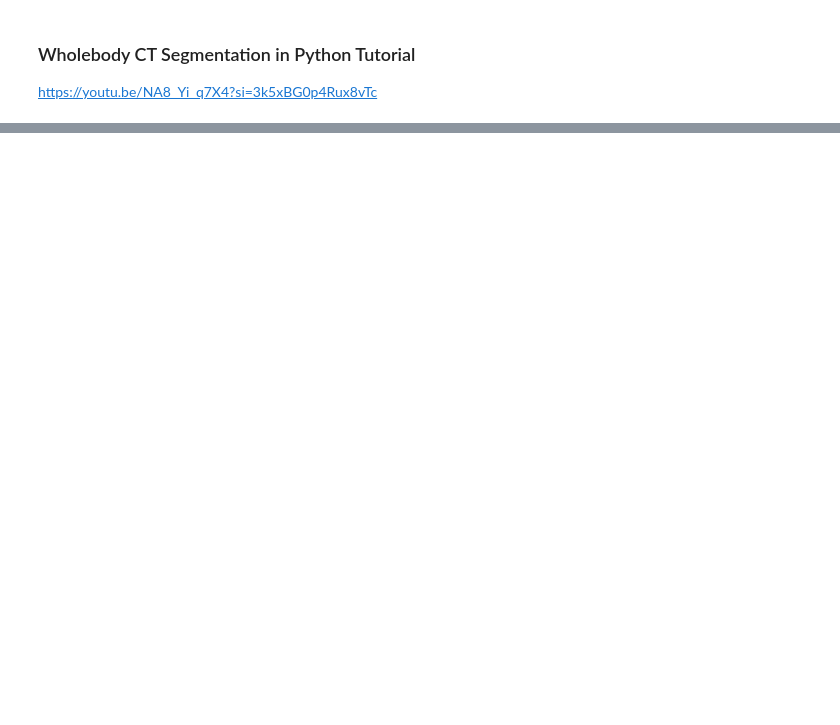
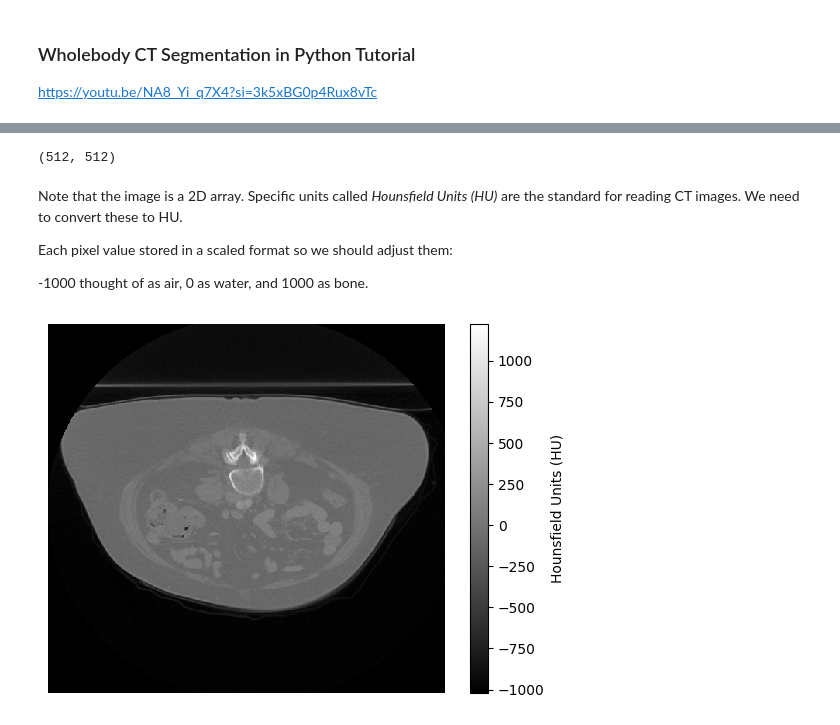
Before and after one commit to adamkurth/understand-liver-segmentation, a Jupyter notebook: main.ipynb, the cells around one changed output, grey strips where cells are left out. Cells and saved outputs as stored; diff of their text form; code cells hidden in the pictures; blank space fills up the shorter version.

```diff
--- a/main.ipynb
+++ b/main.ipynb
@@ -33,4 +28,4 @@ df = nbia.downloadSeries(cart_data, format='df', path=data_dir)
 # %%
-CT_dir = os.path.join(data_dir, '1.3.6.1.4.1.14519.5.2.1.1600.1202.167290236636236012179587075735')
+CT_dir = os.path.join('1.3.6.1.4.1.14519.5.2.1.1600.1202.167290236636236012179587075735')
 # %%
 ds = pydicom.read_file(os.path.join(CT_dir, '1-134.dcm'))
@@ -38,0 +51,20 @@ FileNotFoundError: [Errno 2] No such file or directory: 'images/1.3.6.1.4.1.1451
+# %%
+image = ds.pixel_array
+image.shape
+# %% [output]
+(512, 512)
+# %% [markdown]
+Note that the image is a 2D array. Specific units called *Hounsfield Units (HU)* are the standard for reading CT images. We need to convert these to HU.
+
+Each pixel value stored in a scaled format so we should adjust them:
+
+-1000 thought of as air, 0 as water, and 1000 as bone.
+# %%
+image = ds.RescaleSlope * image + ds.RescaleIntercept
+# %%
+plt.pcolormesh(image, cmap='gray')
+plt.colorbar(label='Hounsfield Units (HU)')
+plt.axis('off')
+plt.show()
+# %% [output]
+[figure, added]
```
Also changed, not shown: parts of 36 cells of this notebook, 13 other files.
